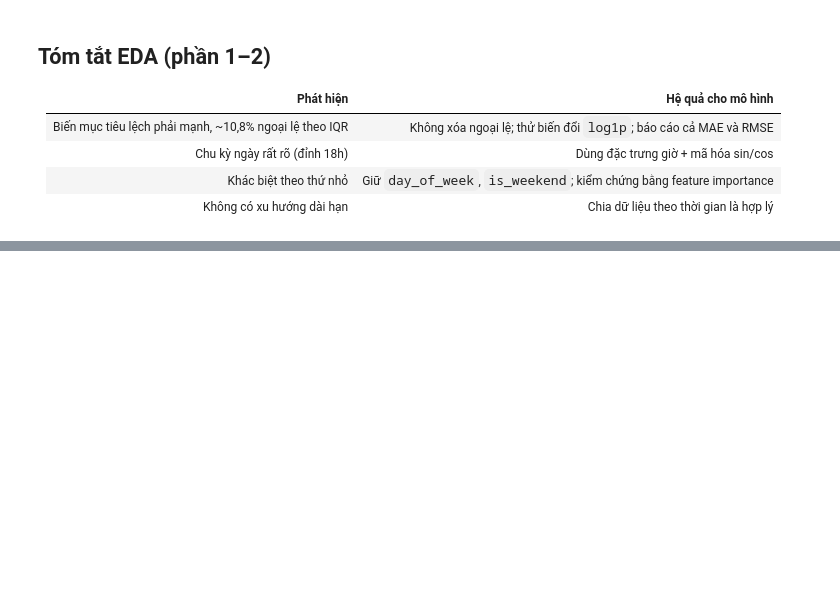
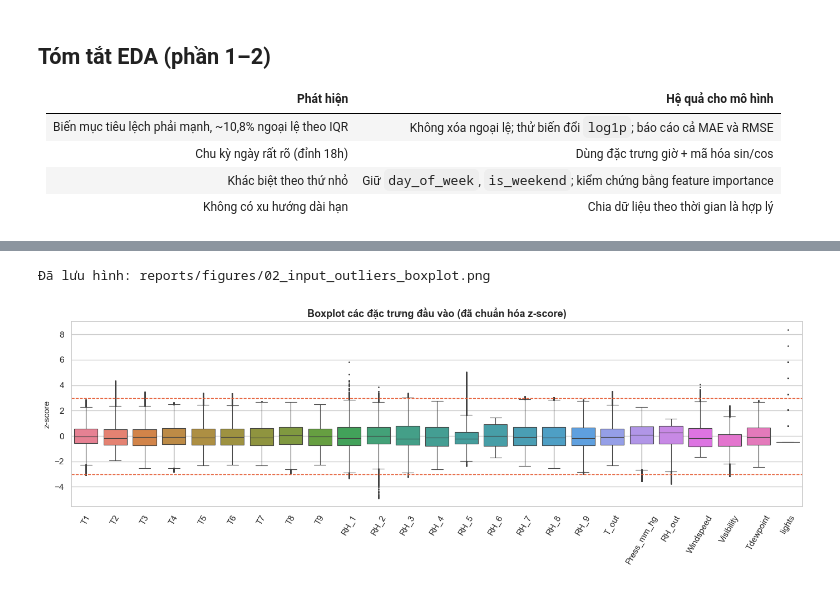
Before and after one commit to LeHung0676/Machine_learning_Group, a Jupyter notebook: DoAnCuoiKy/notebooks/02_eda.ipynb, the cells around one changed output, grey strips where cells are left out. Saved outputs shown, nothing was run; the diff lists cells and outputs as text; code cells hidden in the pictures; blank space fills up the shorter version.

```diff
--- a/DoAnCuoiKy/notebooks/02_eda.ipynb
+++ b/DoAnCuoiKy/notebooks/02_eda.ipynb
@@ -228,0 +376,11 @@ plt.show()
+# %%
+d = df[input_cols]
+q1, q3 = d.quantile(0.25), d.quantile(0.75)
+iqr_in = q3 - q1
+out_iqr = ((d < q1 - 1.5 * iqr_in) | (d > q3 + 1.5 * iqr_in)).mean() * 100
+out_z = (((d - d.mean()) / d.std()).abs() > 3).mean() * 100
+outlier_table = pd.DataFrame({
+    "min": d.min(), "max": d.max(),
+    "% ngoại lệ IQR": out_iqr, "% |z| > 3": out_z,
+}).sort_values("% ngoại lệ IQR", ascending=False).round(2)
+outlier_table.head(10)
@@ -228,0 +399,15 @@ plt.show()
+# %%
+fig, ax = plt.subplots(figsize=(14, 5))
+z_scores = (d - d.mean()) / d.std()
+sns.boxplot(data=z_scores, ax=ax, fliersize=1, linewidth=0.8)
+ax.axhline(3, color="#e4572e", linestyle="--", linewidth=1)
+ax.axhline(-3, color="#e4572e", linestyle="--", linewidth=1)
+ax.set_title("Boxplot các đặc trưng đầu vào (đã chuẩn hóa z-score)")
+ax.set_ylabel("z-score")
+ax.tick_params(axis="x", rotation=60)
+fig.tight_layout()
+save_fig(fig, "02_input_outliers_boxplot")
+plt.show()
+# %% [output]
+Đã lưu hình: reports/figures/02_input_outliers_boxplot.png
+[figure, added]
```
Also changed, not shown: parts of 18 cells of this notebook, 4 other files.
